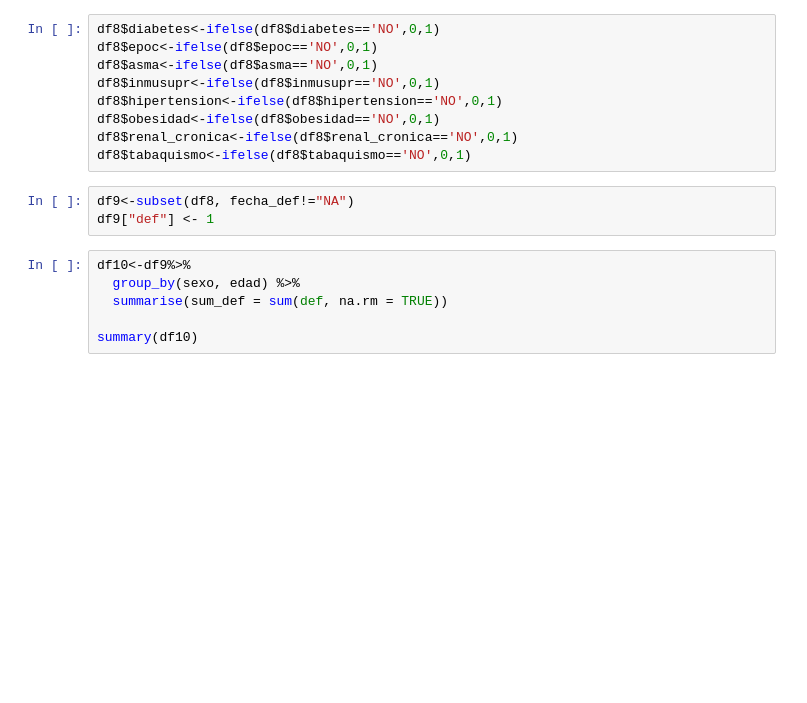
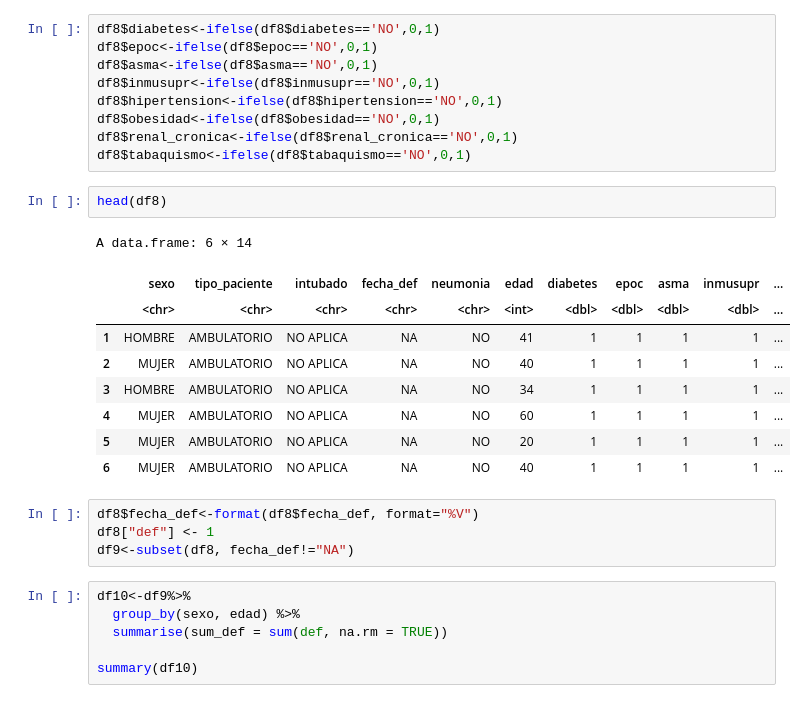
Before and after one commit to prope-2021-gh-classroom/practica-final-verano-2021-marcoyel21, a Jupyter notebook: extraccion_limpieza.ipynb, the cells around one changed output. Drawn from its saved outputs; the diff is of its cells as text; blank space fills up the shorter version.

```diff
--- a/extraccion_limpieza.ipynb
+++ b/extraccion_limpieza.ipynb
@@ -451,8 +460,21 @@ df8$obesidad<-ifelse(df8$obesidad=='NO',0,1)
 df8$renal_cronica<-ifelse(df8$renal_cronica=='NO',0,1)
 df8$tabaquismo<-ifelse(df8$tabaquismo=='NO',0,1)
 # %%
-df9<-subset(df8, fecha_def!="NA")
-df9["def"] <- 1
+head(df8)
+# %% [output]
+A data.frame: 6 × 14
+|  | sexo | tipo_paciente | intubado | fecha_def | neumonia | edad | diabetes | epoc | asma | inmusupr | ... |
+|  | <chr> | <chr> | <chr> | <chr> | <chr> | <int> | <dbl> | <dbl> | <dbl> | <dbl> | ... |
+| 1 | HOMBRE | AMBULATORIO | NO APLICA | NA | NO | 41 | 1 | 1 | 1 | 1 | ... |
+| 2 | MUJER | AMBULATORIO | NO APLICA | NA | NO | 40 | 1 | 1 | 1 | 1 | ... |
+| 3 | HOMBRE | AMBULATORIO | NO APLICA | NA | NO | 34 | 1 | 1 | 1 | 1 | ... |
+| 4 | MUJER | AMBULATORIO | NO APLICA | NA | NO | 60 | 1 | 1 | 1 | 1 | ... |
+| 5 | MUJER | AMBULATORIO | NO APLICA | NA | NO | 20 | 1 | 1 | 1 | 1 | ... |
+| 6 | MUJER | AMBULATORIO | NO APLICA | NA | NO | 40 | 1 | 1 | 1 | 1 | ... |
+# %%
+df8$fecha_def<-format(df8$fecha_def, format="%V")
+df8["def"] <- 1
+df9<-subset(df8, fecha_def!="NA")
 # %%
 df10<-df9%>%
   group_by(sexo, edad) %>%
```
Also changed, not shown: parts of 53 cells of this notebook.
